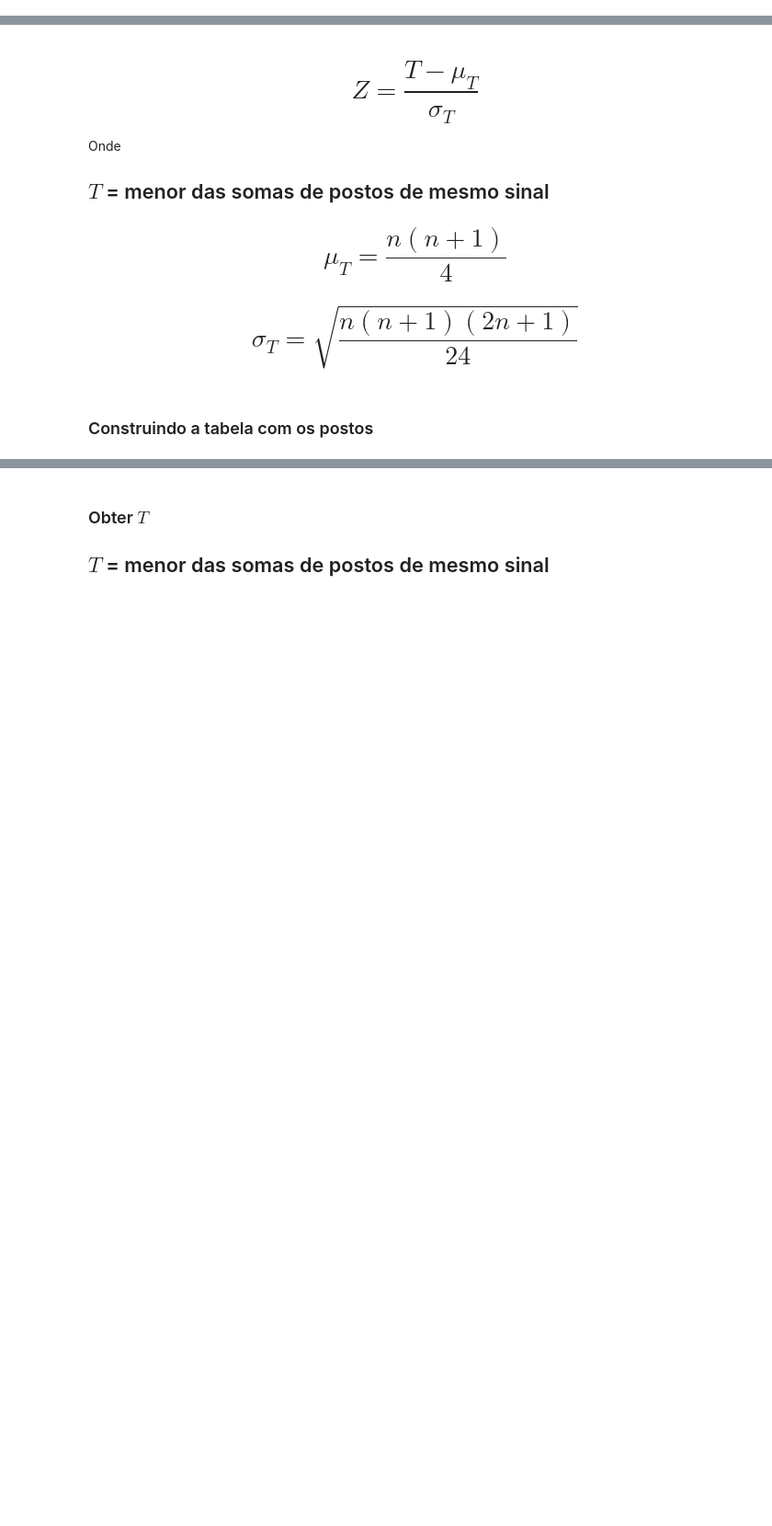
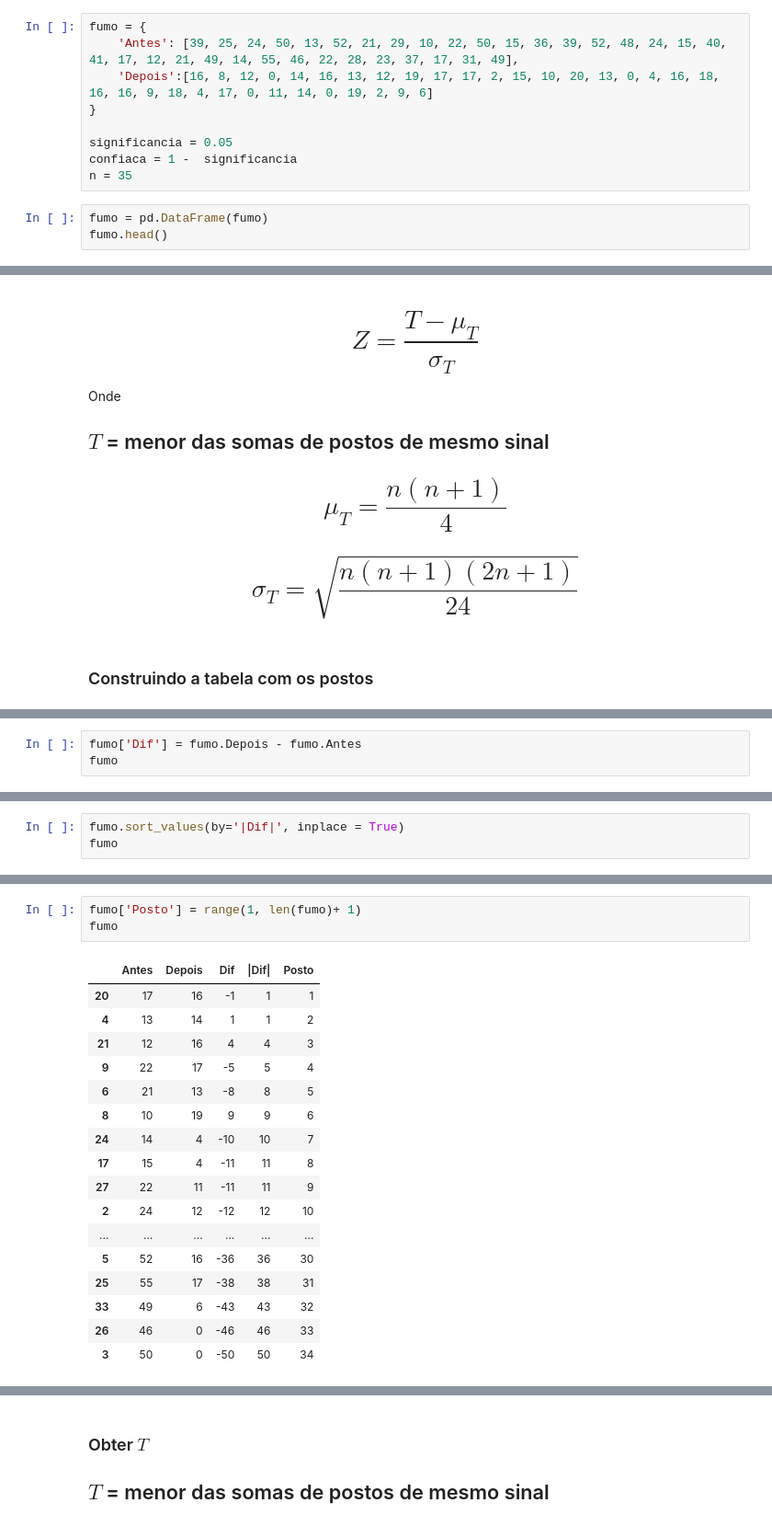
Before and after one commit to MariaEduarda-Ciarini/PythonProjetin, a Jupyter notebook: Data Science Python/Curso_de_Estatística_Parte_3.ipynb, the cells around one changed output, grey strips where cells are left out. Shown at 92% size. Drawn from its saved outputs; the diff is of its cells as text; blank space fills up the shorter version.

```diff
--- a/Data Science Python/Curso_de_Estatística_Parte_3.ipynb
+++ b/Data Science Python/Curso_de_Estatística_Parte_3.ipynb
@@ -1043,0 +1038,12 @@ True
+# %%
+fumo = {
+    'Antes': [39, 25, 24, 50, 13, 52, 21, 29, 10, 22, 50, 15, 36, 39, 52, 48, 24, 15, 40, 41, 17, 12, 21, 49, 14, 55, 46, 22, 28, 23, 37, 17, 31, 49],
+    'Depois':[16, 8, 12, 0, 14, 16, 13, 12, 19, 17, 17, 2, 15, 10, 20, 13, 0, 4, 16, 18, 16, 16, 9, 18, 4, 17, 0, 11, 14, 0, 19, 2, 9, 6]
+}
+
+significancia = 0.05
+confiaca = 1 -  significancia
+n = 35
+# %%
+fumo = pd.DataFrame(fumo)
+fumo.head()
@@ -1081,0 +1135,3 @@ Onde
+# %%
+fumo['Dif'] = fumo.Depois - fumo.Antes
+fumo
@@ -1081,0 +1177,3 @@ Onde
+# %%
+fumo.sort_values(by='|Dif|', inplace = True)
+fumo
@@ -1081,0 +1198,21 @@ Onde
+# %%
+fumo['Posto'] = range(1, len(fumo)+ 1)
+fumo
+# %% [output]
+|  | Antes | Depois | Dif | |Dif| | Posto |
+| 20 | 17 | 16 | -1 | 1 | 1 |
+| 4 | 13 | 14 | 1 | 1 | 2 |
+| 21 | 12 | 16 | 4 | 4 | 3 |
+| 9 | 22 | 17 | -5 | 5 | 4 |
+| 6 | 21 | 13 | -8 | 8 | 5 |
+| 8 | 10 | 19 | 9 | 9 | 6 |
+| 24 | 14 | 4 | -10 | 10 | 7 |
+| 17 | 15 | 4 | -11 | 11 | 8 |
+| 27 | 22 | 11 | -11 | 11 | 9 |
+| 2 | 24 | 12 | -12 | 12 | 10 |
+| ... | ... | ... | ... | ... | ... |
+| 5 | 52 | 16 | -36 | 36 | 30 |
+| 25 | 55 | 17 | -38 | 38 | 31 |
+| 33 | 49 | 6 | -43 | 43 | 32 |
+| 26 | 46 | 0 | -46 | 46 | 33 |
+| 3 | 50 | 0 | -50 | 50 | 34 |
```
Also changed, not shown: parts of 57 cells of this notebook.
